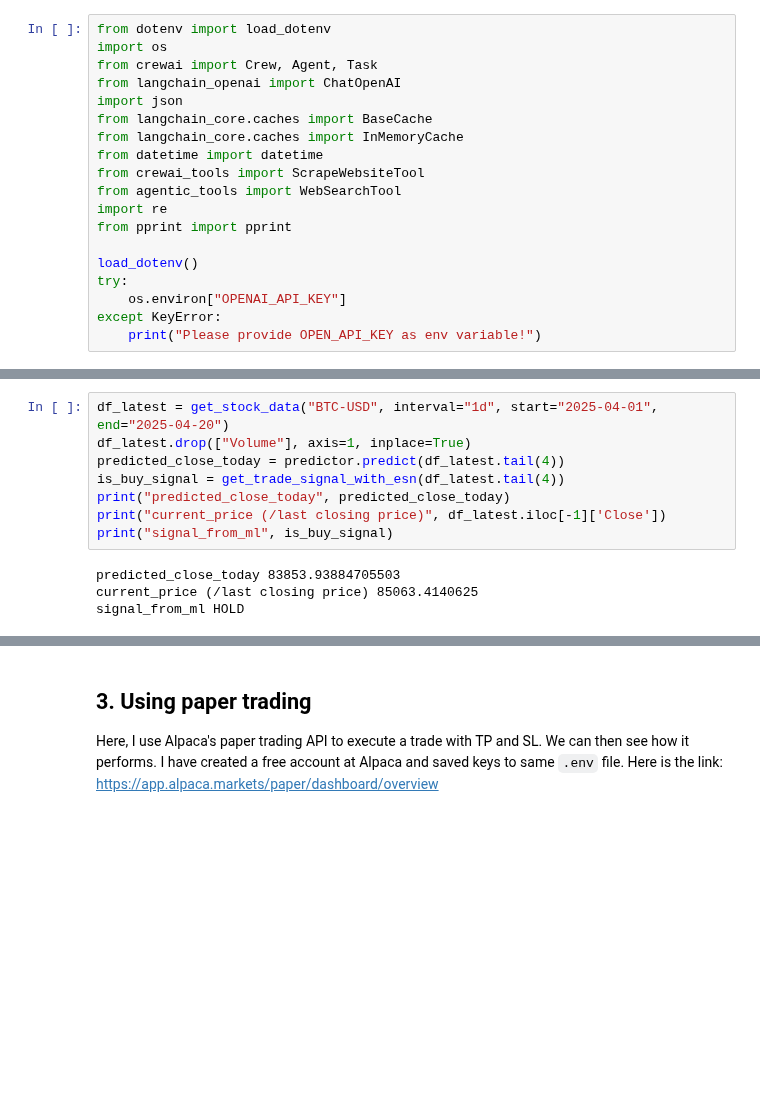
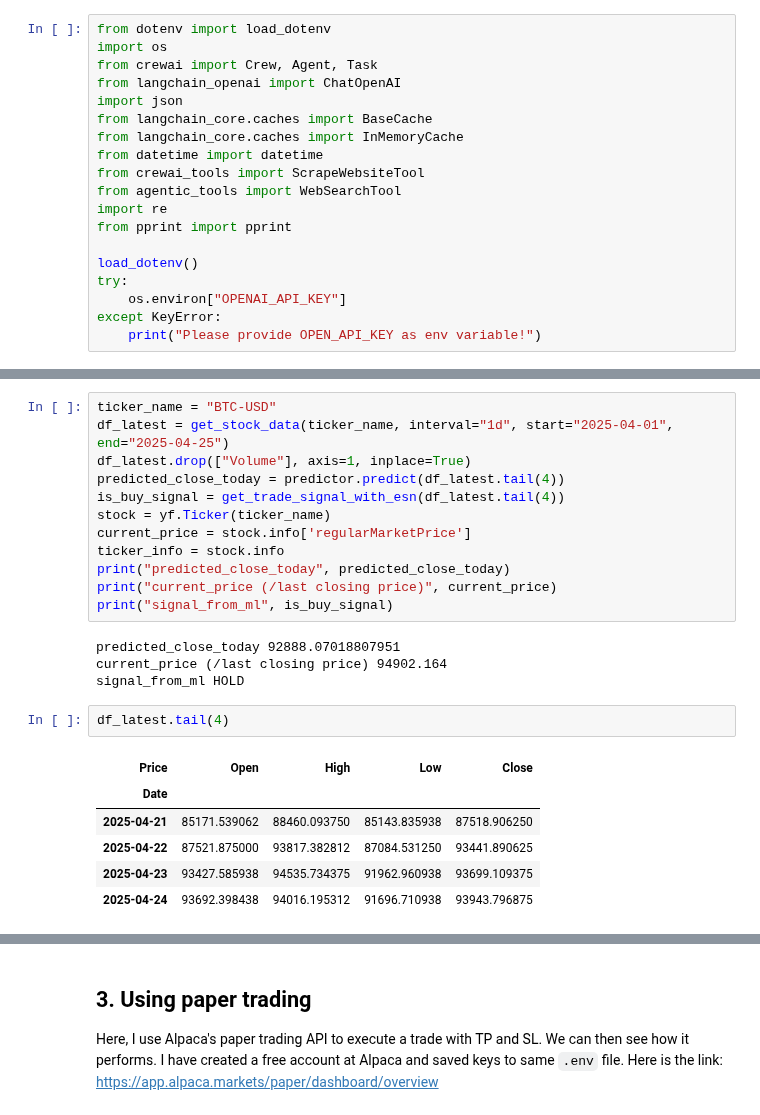
Before and after one commit to ikespand/pyexamples, a Jupyter notebook: ds-stockmarket/4_agentic_trading.ipynb, the cells around one changed output, grey strips where cells are left out. Cells and saved outputs as stored; diff of their text form; blank space fills up the shorter version.

```diff
--- a/ds-stockmarket/4_agentic_trading.ipynb
+++ b/ds-stockmarket/4_agentic_trading.ipynb
@@ -288,17 +286,30 @@ def create_trading_crew(ticker, current_price, predicted_price, backtesting_resu
 
     return crew.kickoff()
 # %%
-df_latest = get_stock_data("BTC-USD", interval="1d", start="2025-04-01", end="2025-04-20")
+ticker_name = "BTC-USD"
+df_latest = get_stock_data(ticker_name, interval="1d", start="2025-04-01", end="2025-04-25")
 df_latest.drop(["Volume"], axis=1, inplace=True)
 predicted_close_today = predictor.predict(df_latest.tail(4))
 is_buy_signal = get_trade_signal_with_esn(df_latest.tail(4))
+stock = yf.Ticker(ticker_name)
+current_price = stock.info['regularMarketPrice']
+ticker_info = stock.info
 print("predicted_close_today", predicted_close_today)
-print("current_price (/last closing price)", df_latest.iloc[-1]['Close'])
+print("current_price (/last closing price)", current_price)
 print("signal_from_ml", is_buy_signal)
 # %% [output]
-predicted_close_today 83853.93884705503
-current_price (/last closing price) 85063.4140625
+predicted_close_today 92888.07018807951
+current_price (/last closing price) 94902.164
 signal_from_ml HOLD
+# %%
+df_latest.tail(4)
+# %% [output]
+| Price | Open | High | Low | Close |
+| Date |  |  |  |  |
+| 2025-04-21 | 85171.539062 | 88460.093750 | 85143.835938 | 87518.906250 |
+| 2025-04-22 | 87521.875000 | 93817.382812 | 87084.531250 | 93441.890625 |
+| 2025-04-23 | 93427.585938 | 94535.734375 | 91962.960938 | 93699.109375 |
+| 2025-04-24 | 93692.398438 | 94016.195312 | 91696.710938 | 93943.796875 |
 # %%
 # Create and run the crew
 result = create_trading_crew(
```
Also changed, not shown: parts of 9 cells of this notebook, 2 other files.
